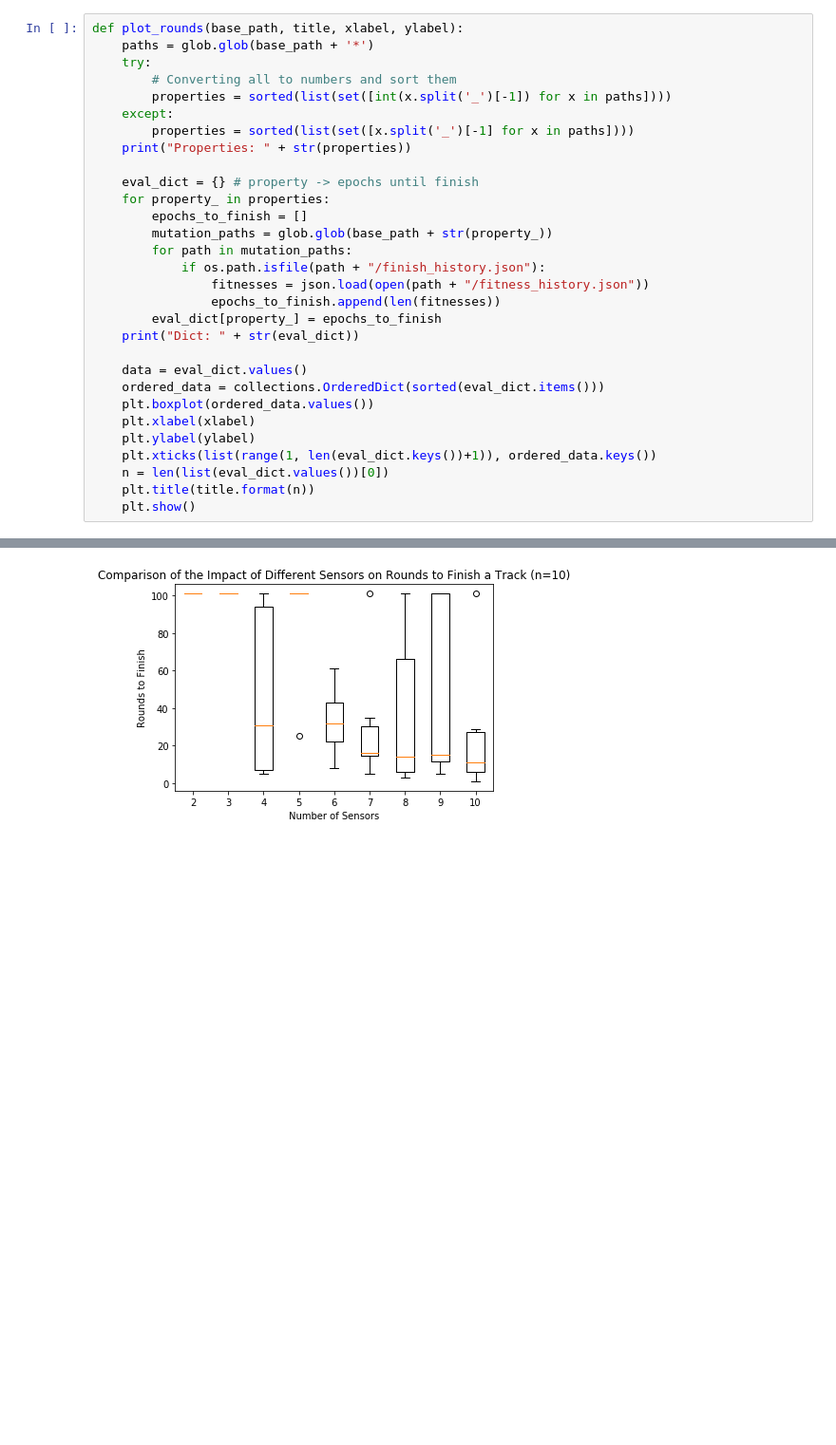
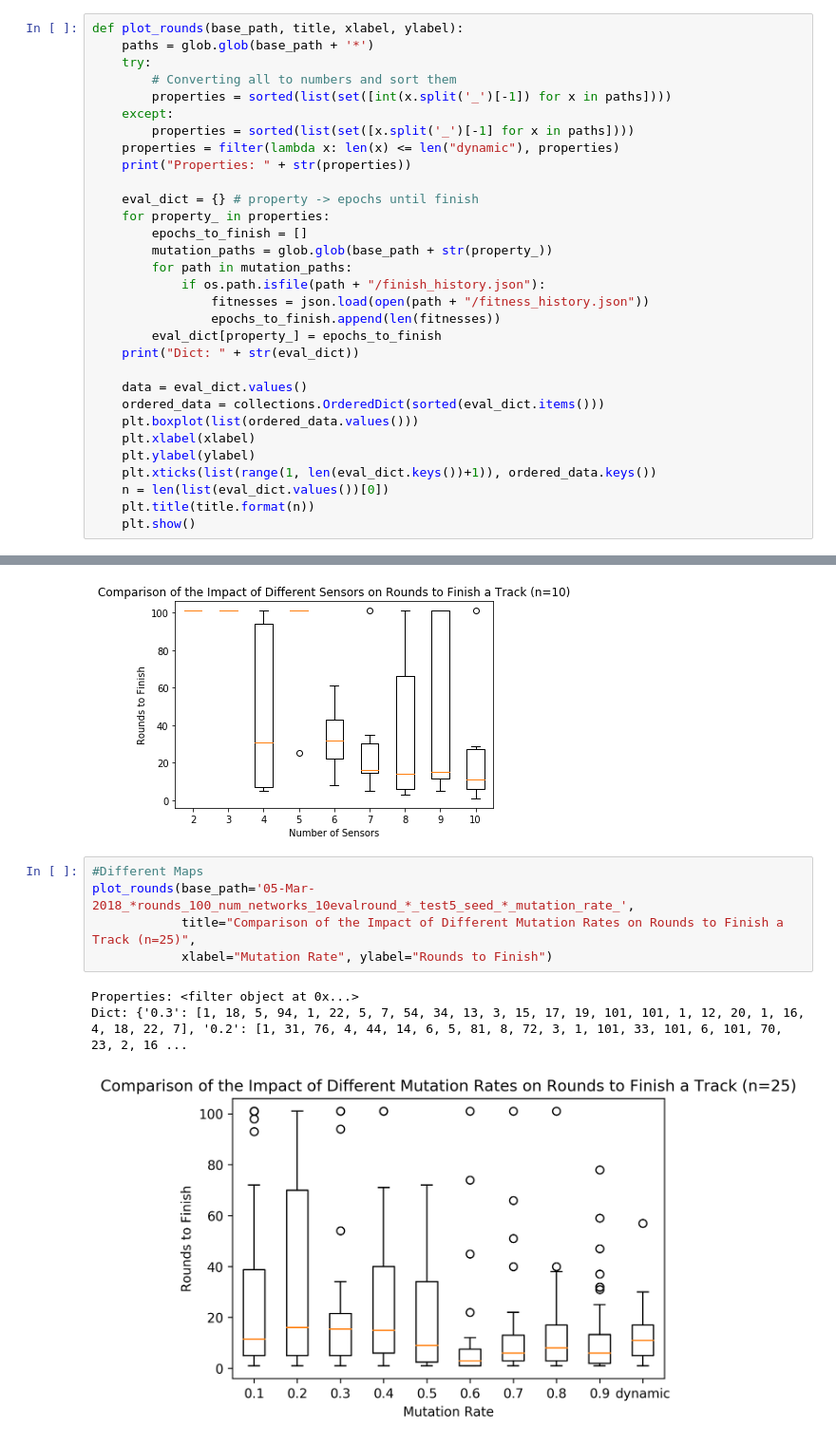
Before and after one commit to sleighsoft/genetic-gaming, a Jupyter notebook: Evaluation.ipynb, the cells around one changed output, grey strips where cells are left out. Shown at 95% size. Cells and saved outputs as stored; diff of their text form; blank space fills up the shorter version.

Commit message:
Support multiple maps with mutation rate

```diff
--- a/Evaluation.ipynb
+++ b/Evaluation.ipynb
@@ -14,6 +14,7 @@ def plot_rounds(base_path, title, xlabel, ylabel):
         properties = sorted(list(set([int(x.split('_')[-1]) for x in paths])))
     except:
         properties = sorted(list(set([x.split('_')[-1] for x in paths])))
+    properties = filter(lambda x: len(x) <= len("dynamic"), properties)
     print("Properties: " + str(properties))
 
     eval_dict = {} # property -> epochs until finish
@@ -29,7 +30,7 @@ def plot_rounds(base_path, title, xlabel, ylabel):
 
     data = eval_dict.values()
     ordered_data = collections.OrderedDict(sorted(eval_dict.items()))
-    plt.boxplot(ordered_data.values())
+    plt.boxplot(list(ordered_data.values()))
     plt.xlabel(xlabel)
     plt.ylabel(ylabel)
     plt.xticks(list(range(1, len(eval_dict.keys())+1)), ordered_data.keys())
@@ -84,3 +85,12 @@ plot_rounds(base_path='02-Mar-2018_*rounds_100_num_networks_10evalround_*_test2_
 Properties: [2, 3, 4, 5, 6, 7, 8, 9, 10]
 Dict: {2: [101, 101, 101, 101, 101, 101, 101], 3: [101, 101, 101, 101], 4: [7, 5, 94, 101, 31], 5: [25, 101, 101, 101, 101], 6: [8, 37, 61, 27], 7: [16, 16, 14, 5, 35, 101], 8: [101, 5, 40, 92, 3, 14, ...
 [figure]
+# %%
+#Different Maps
+plot_rounds(base_path='05-Mar-2018_*rounds_100_num_networks_10evalround_*_test5_seed_*_mutation_rate_',
+            title="Comparison of the Impact of Different Mutation Rates on Rounds to Finish a Track (n=25)",
+            xlabel="Mutation Rate", ylabel="Rounds to Finish")
+# %% [output]
+Properties: <filter object at 0x...>
+Dict: {'0.3': [1, 18, 5, 94, 1, 22, 5, 7, 54, 34, 13, 3, 15, 17, 19, 101, 101, 1, 12, 20, 1, 16, 4, 18, 22, 7], '0.2': [1, 31, 76, 4, 44, 14, 6, 5, 81, 8, 72, 3, 1, 101, 33, 101, 6, 101, 70, 23, 2, 16 ...
+[figure, added]
```
Also changed, not shown: 1 other file.
